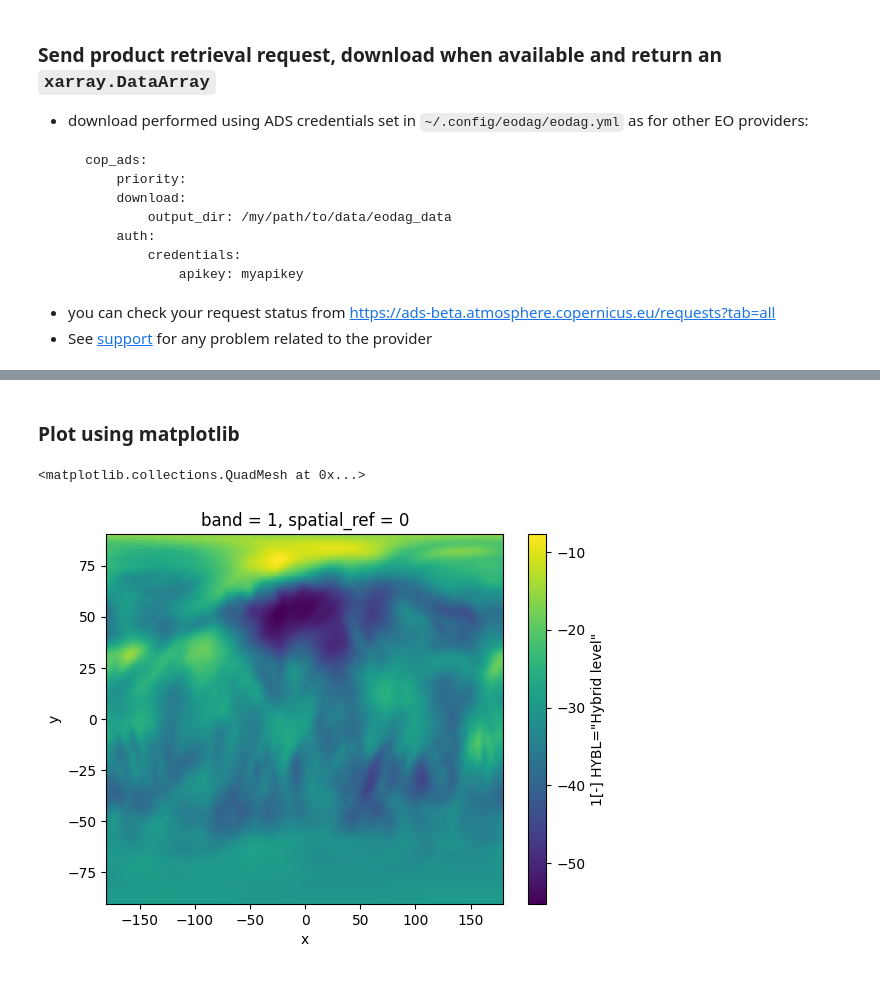
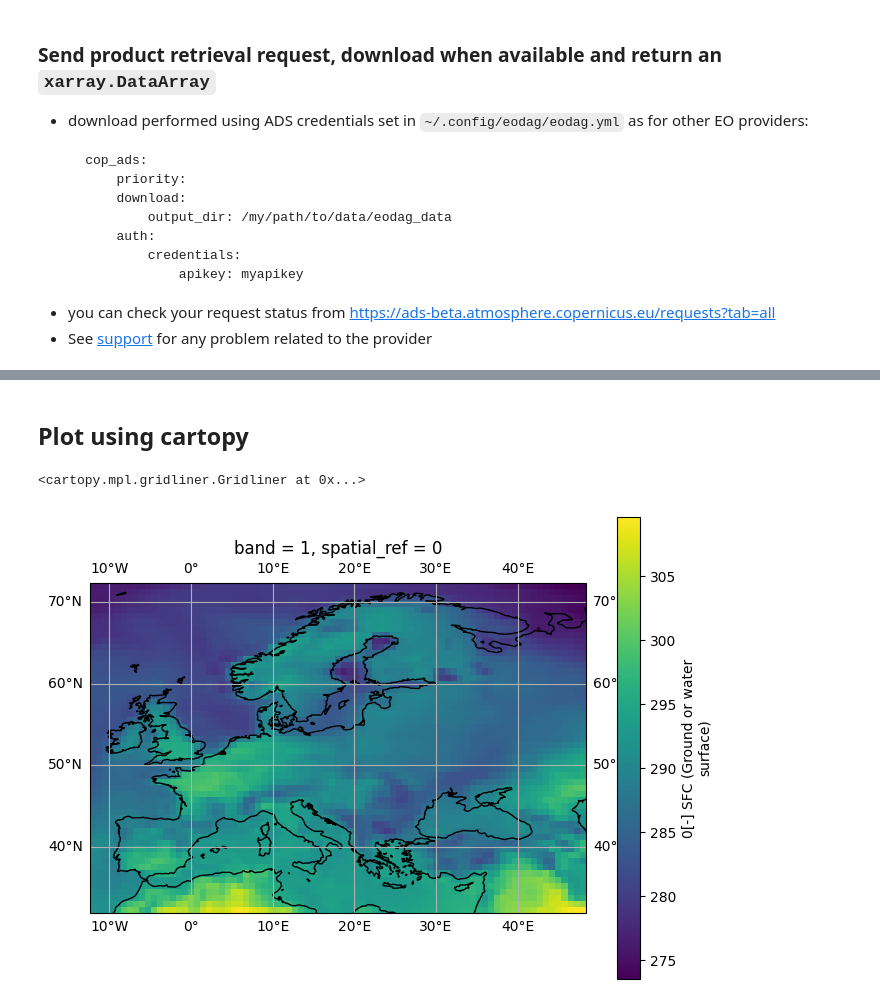
Before and after one commit to CS-SI/eodag, a Jupyter notebook: docs/notebooks/tutos/tuto_cds.ipynb, the cells around one changed output, grey strips where cells are left out. Saved outputs shown, nothing was run; the diff lists cells and outputs as text; code cells hidden in the pictures.

Commit message:
Add plot with cartopy to cds tutorial

```diff
--- a/docs/notebooks/tutos/tuto_cds.ipynb
+++ b/docs/notebooks/tutos/tuto_cds.ipynb
@@ -79,16 +79,16 @@ Here we will use a set of custom parameters corresponding to `CAMS_EAC4`, which
 # %%
 ads_req_params = {
     "dataset": "cams-global-reanalysis-eac4",
-    "variable": "temperature",
+    "variable": "2m_temperature",
     "model_level": "1",
-    "time": "00:00",
+    "time": "18:00",
     "format": "grib",
 }
 
 products_from_ads_req = dag.search(
     provider="cop_ads",
-    start="2021-01-01",
-    end="2021-01-02",
+    start="2021-06-01",
+    end="2021-06-02",
     **ads_req_params,
 )
 # orderLink property must be the same with the two request methods,
@@ -123,4 +120,5 @@ Request using productType or directly ADS parameters result to the
 - you can check your request status from https://ads-beta.atmosphere.copernicus.eu/requests?tab=all
 - See [support](https://ads-beta.atmosphere.copernicus.eu/help) for any problem related to the provider
 # %%
-ds = products_from_ads_req[0].get_data(band=r"\.grib")
+product = products_from_ads_req[0]
+da = product.get_data(r"\.grib$")
@@ -148,7 +125,25 @@ Attributes: (12/15)
 # %% [markdown]
-### Plot using matplotlib
+## Plot using cartopy
-# %%
-ds[0].plot()
-# %% [output]
-<matplotlib.collections.QuadMesh at 0x...>
-[figure, removed]
+# %%
+import cartopy.crs as crs
+import cartopy.feature as cfeature
+
+# europe crop
+mask_lon = (da.x >= -12) & (da.x <= 48)
+mask_lat = (da.y >= 32) & (da.y <= 72)
+da_eu = da.where(mask_lon & mask_lat, drop=True)[0]
+da_eu = da_eu
+# %%
+import matplotlib.pyplot as plt
+
+fig = plt.figure(figsize=(8,6))
+
+ax = fig.add_subplot(1,1,1, projection=crs.PlateCarree())
+
+da_eu.plot(ax=ax, transform=crs.PlateCarree())
+
+ax.add_feature(cfeature.COASTLINE)
+ax.gridlines(draw_labels=True)
+# %% [output]
+<cartopy.mpl.gridliner.Gridliner at 0x...>
+[figure, added]
```
Also changed, not shown: parts of 2 cells of this notebook, 1 other file.
